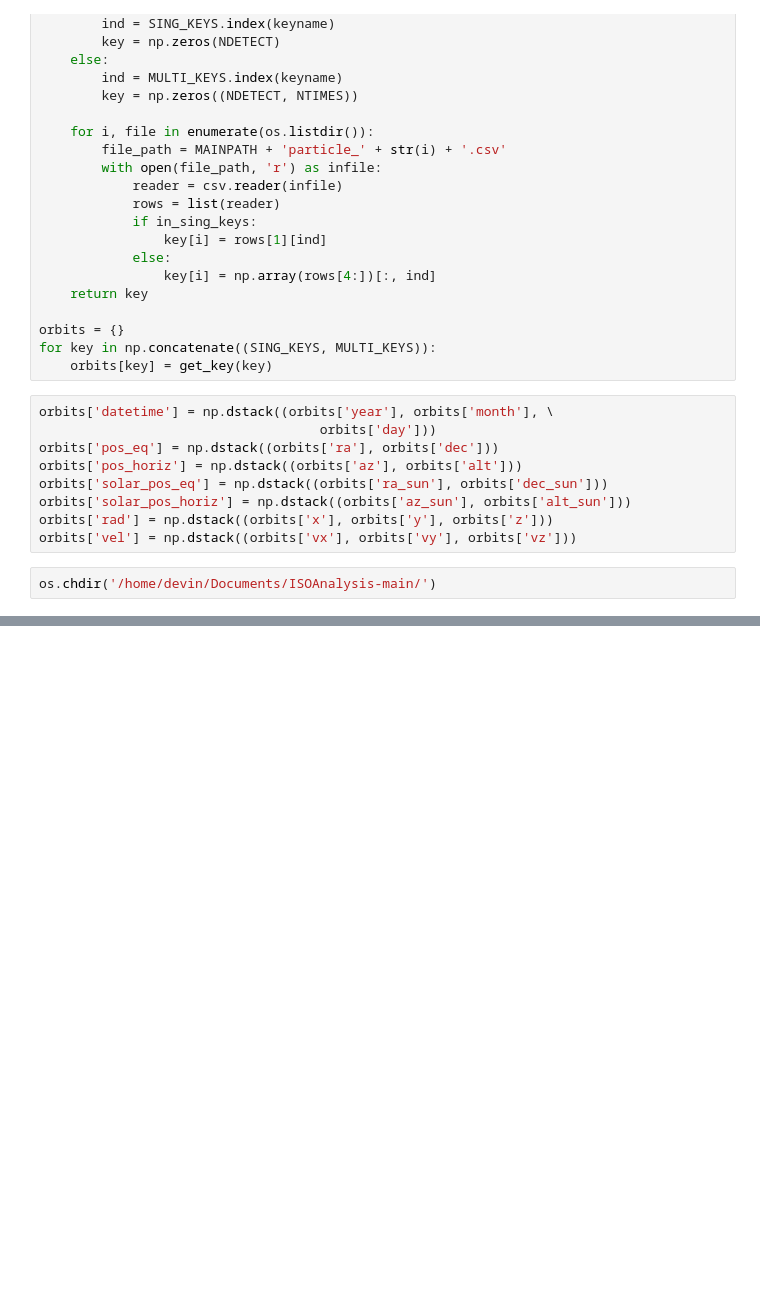
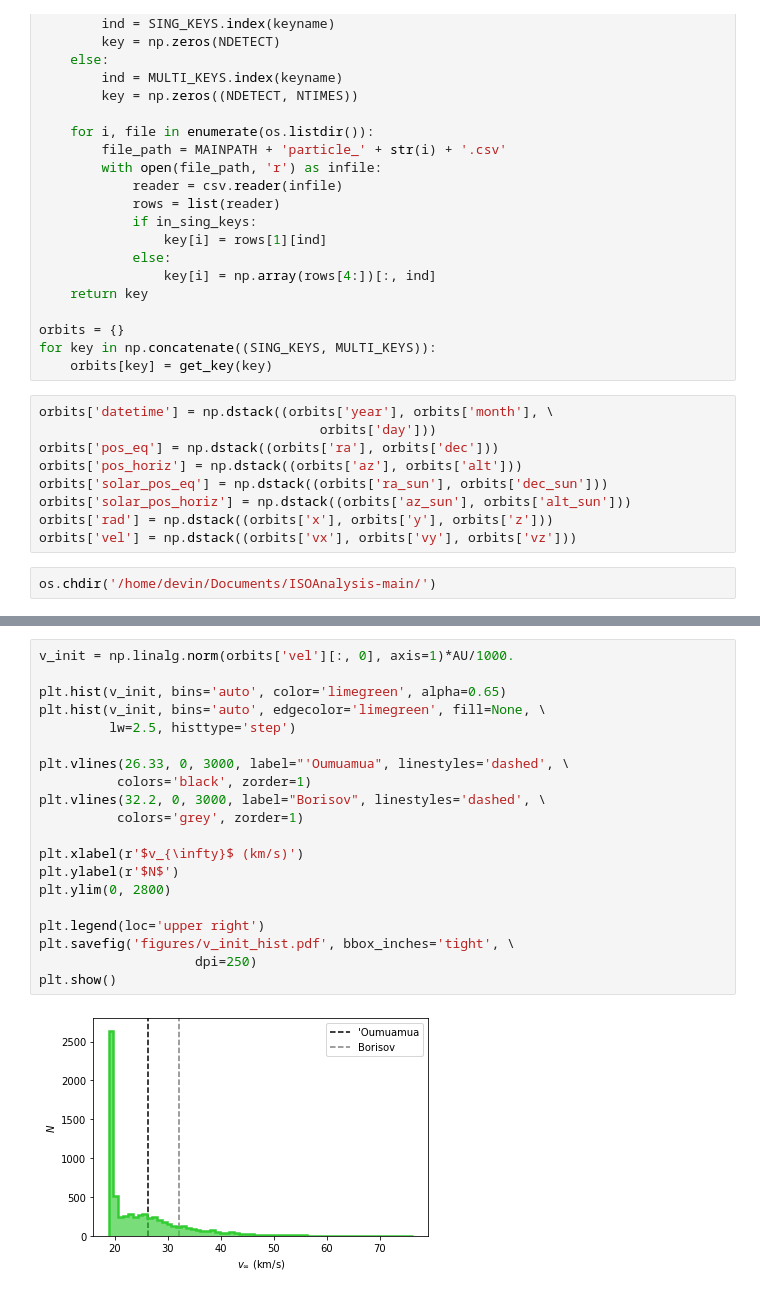
Before and after one commit to djhoover717/ISOAnalysis, a Jupyter notebook: iso_analysis_v4.ipynb, the cells around one changed output, grey strips where cells are left out. Saved outputs shown, nothing was run; the diff lists cells and outputs as text; blank space fills up the shorter version.

```diff
--- a/iso_analysis_v4.ipynb
+++ b/iso_analysis_v4.ipynb
@@ -118,0 +91,22 @@ plot_hist(orbits['e'], label=r'$e$', name='e_hist', c='steelblue', \
+# %%
+v_init = np.linalg.norm(orbits['vel'][:, 0], axis=1)*AU/1000.
+
+plt.hist(v_init, bins='auto', color='limegreen', alpha=0.65)
+plt.hist(v_init, bins='auto', edgecolor='limegreen', fill=None, \
+         lw=2.5, histtype='step')
+
+plt.vlines(26.33, 0, 3000, label="'Oumuamua", linestyles='dashed', \
+          colors='black', zorder=1)
+plt.vlines(32.2, 0, 3000, label="Borisov", linestyles='dashed', \
+          colors='grey', zorder=1)
+
+plt.xlabel(r'$v_{\infty}$ (km/s)')
+plt.ylabel(r'$N$')
+plt.ylim(0, 2800)
+
+plt.legend(loc='upper right')
+plt.savefig('figures/v_init_hist.pdf', bbox_inches='tight', \
+                    dpi=250)
+plt.show()
+# %% [output]
+[figure, added]
```
Also changed, not shown: parts of 11 cells of this notebook, 1 other file.
